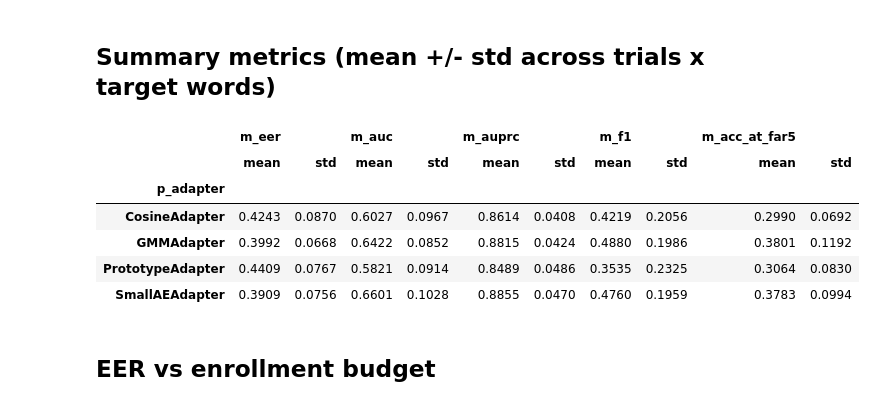
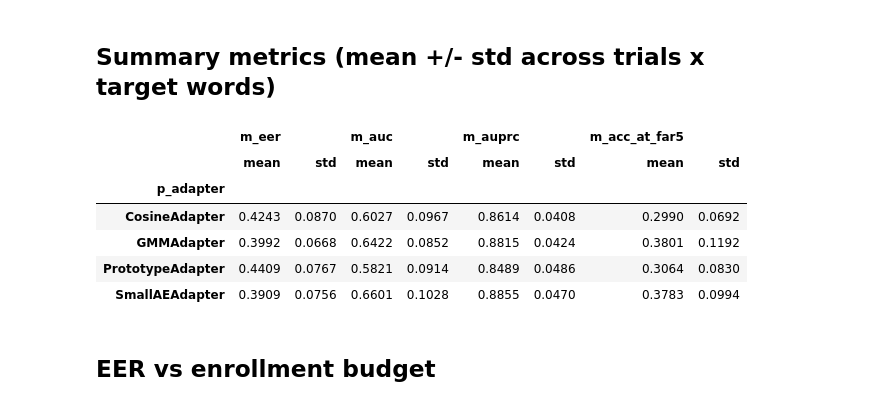
Before and after one commit to albertobasaglia/tinygmm-thesis, a Jupyter notebook: src/compare/plots.ipynb, the cells around one changed output. Drawn from its saved outputs; the diff is of its cells as text; code cells hidden in the pictures.

```diff
--- a/src/compare/plots.ipynb
+++ b/src/compare/plots.ipynb
@@ -621,18 +593,18 @@ Loaded 2000 rows | adapters: ['GMMAdapter', 'SmallAEAdapter', 'CosineAdapter', '
 # %% [markdown]
 ## Summary metrics (mean +/- std across trials x target words)
 # %%
-metrics = ["m_eer", "m_auc", "m_auprc", "m_f1", "m_acc_at_far5"]
+metrics = ["m_eer", "m_auc", "m_auprc", "m_acc_at_far5"]
 metrics = [m for m in metrics if m in test_df.columns]
 summary = test_df.groupby("p_adapter")[metrics].agg(["mean", "std"]).round(4)
 summary
 # %% [output]
-|  | m_eer |  | m_auc |  | m_auprc |  | m_f1 |  | m_acc_at_far5 |  |
-|  | mean | std | mean | std | mean | std | mean | std | mean | std |
-| p_adapter |  |  |  |  |  |  |  |  |  |  |
-| CosineAdapter | 0.4243 | 0.0870 | 0.6027 | 0.0967 | 0.8614 | 0.0408 | 0.4219 | 0.2056 | 0.2990 | 0.0692 |
-| GMMAdapter | 0.3992 | 0.0668 | 0.6422 | 0.0852 | 0.8815 | 0.0424 | 0.4880 | 0.1986 | 0.3801 | 0.1192 |
-| PrototypeAdapter | 0.4409 | 0.0767 | 0.5821 | 0.0914 | 0.8489 | 0.0486 | 0.3535 | 0.2325 | 0.3064 | 0.0830 |
-| SmallAEAdapter | 0.3909 | 0.0756 | 0.6601 | 0.1028 | 0.8855 | 0.0470 | 0.4760 | 0.1959 | 0.3783 | 0.0994 |
+|  | m_eer |  | m_auc |  | m_auprc |  | m_acc_at_far5 |  |
+|  | mean | std | mean | std | mean | std | mean | std |
+| p_adapter |  |  |  |  |  |  |  |  |
+| CosineAdapter | 0.4243 | 0.0870 | 0.6027 | 0.0967 | 0.8614 | 0.0408 | 0.2990 | 0.0692 |
+| GMMAdapter | 0.3992 | 0.0668 | 0.6422 | 0.0852 | 0.8815 | 0.0424 | 0.3801 | 0.1192 |
+| PrototypeAdapter | 0.4409 | 0.0767 | 0.5821 | 0.0914 | 0.8489 | 0.0486 | 0.3064 | 0.0830 |
+| SmallAEAdapter | 0.3909 | 0.0756 | 0.6601 | 0.1028 | 0.8855 | 0.0470 | 0.3783 | 0.0994 |
 # %% [markdown]
 ## EER vs enrollment budget
 # %%
```
Also changed, not shown: parts of 23 cells of this notebook, 3 other files.
